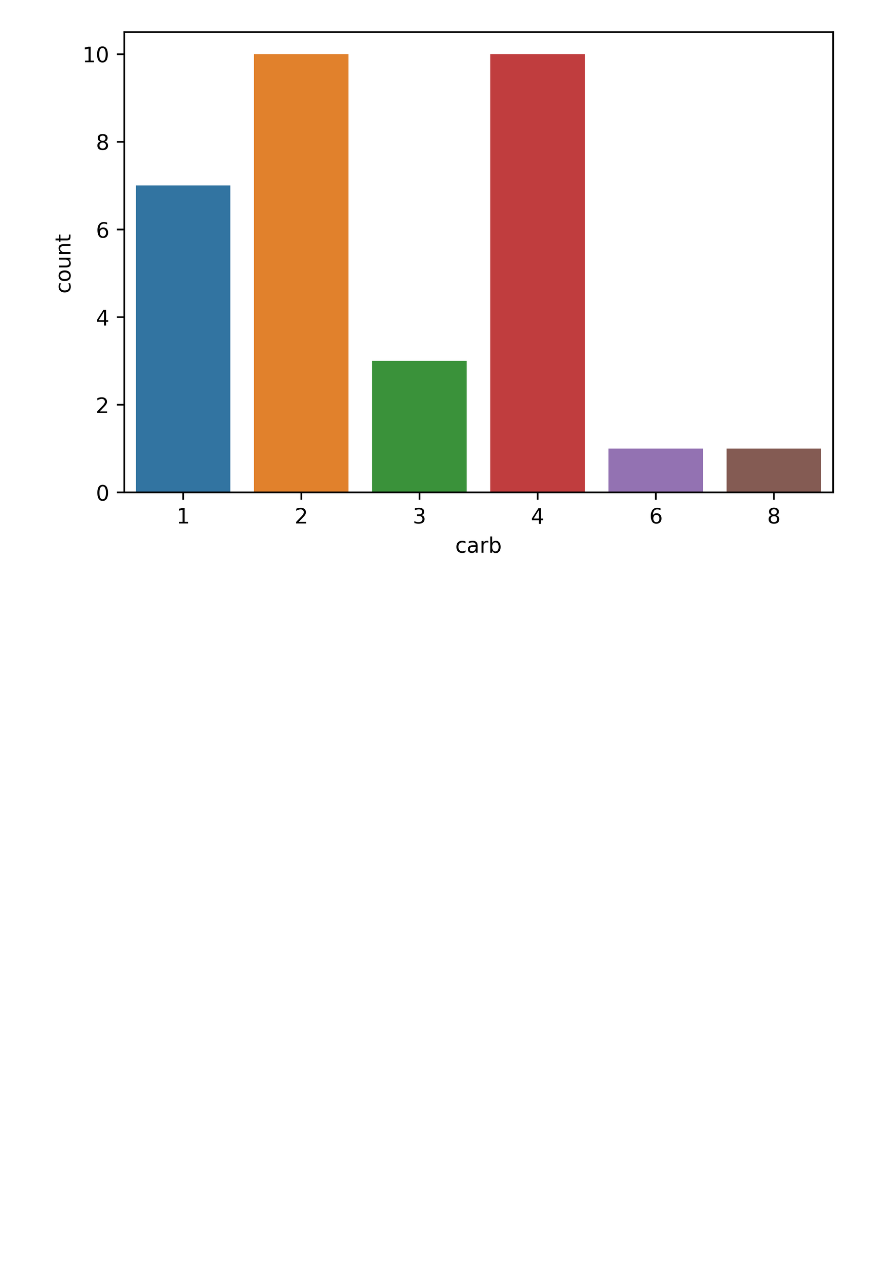
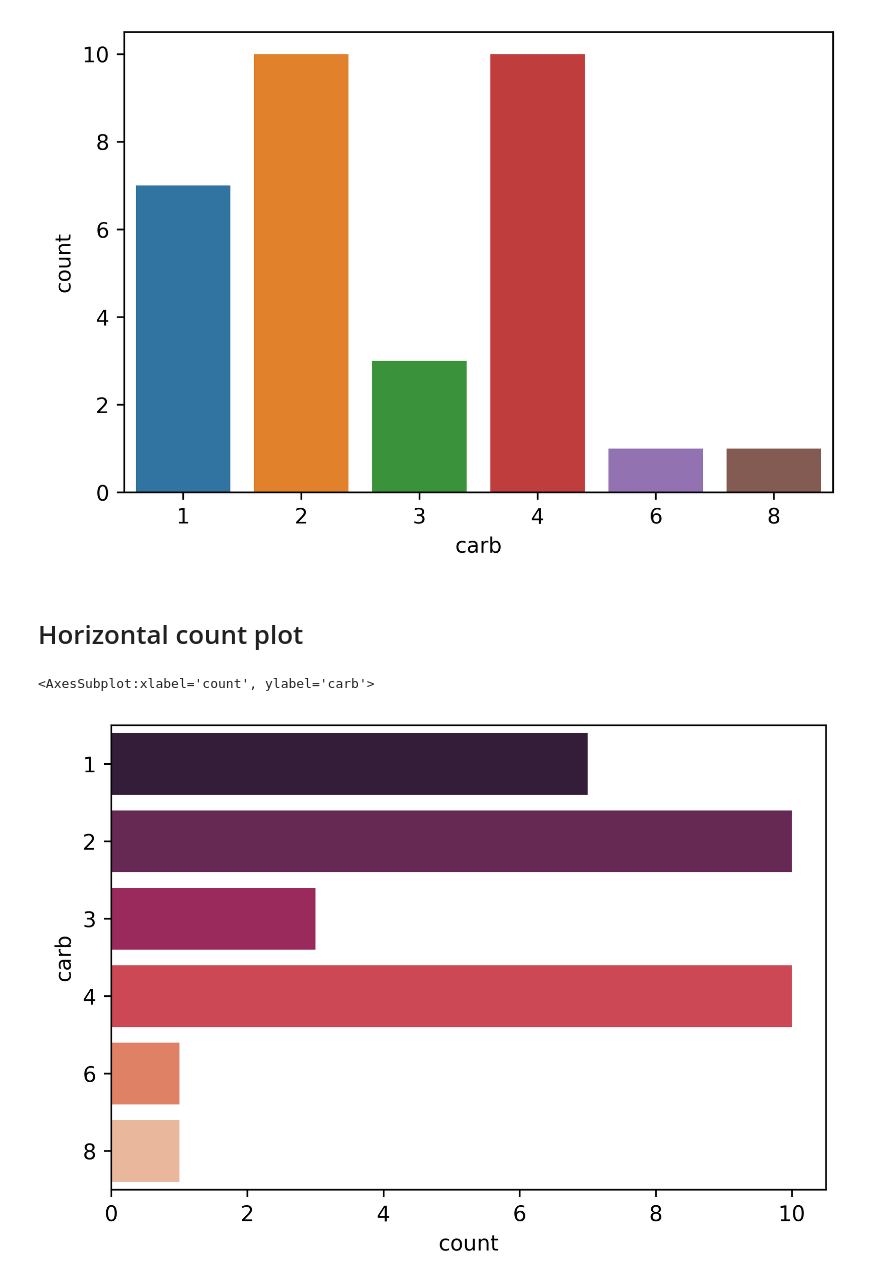
Before and after one commit to Code-with-jaycee/Python-data-visualization-Seaborn, a Jupyter notebook: main.ipynb, the cells around one changed output. Drawn from its saved outputs; the diff is of its cells as text; code cells hidden in the pictures; blank space fills up the shorter version.

```diff
--- a/main.ipynb
+++ b/main.ipynb
@@ -75,3 +75,11 @@ sns.countplot(x='carb',data=mtcars, palette="tab10")
 # %% [output]
 <AxesSubplot:xlabel='carb', ylabel='count'>
 [figure]
+# %% [markdown]
+# Horizontal count plot
+# %%
+fig = plt.figure(dpi=600)
+sns.countplot(y="carb", data=mtcars, palette="rocket")
+# %% [output]
+<AxesSubplot:xlabel='count', ylabel='carb'>
+[figure, added]
```
Also changed, not shown: 1 other file.
